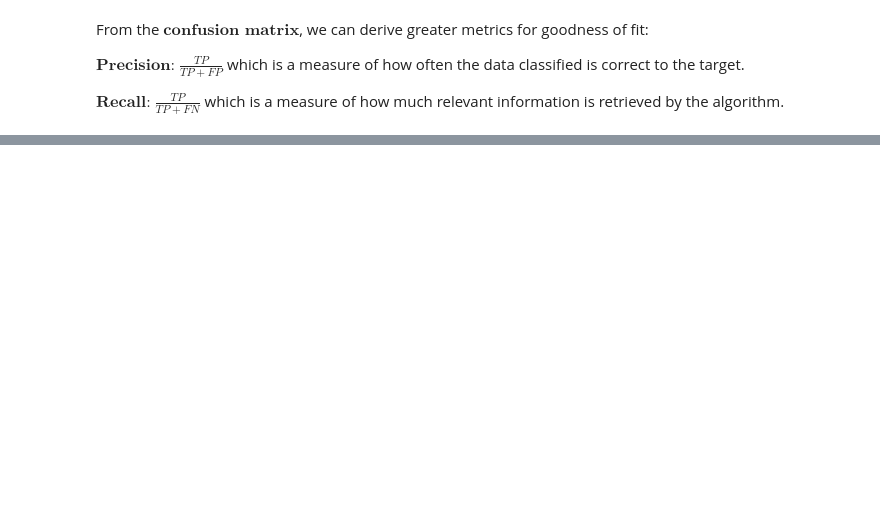
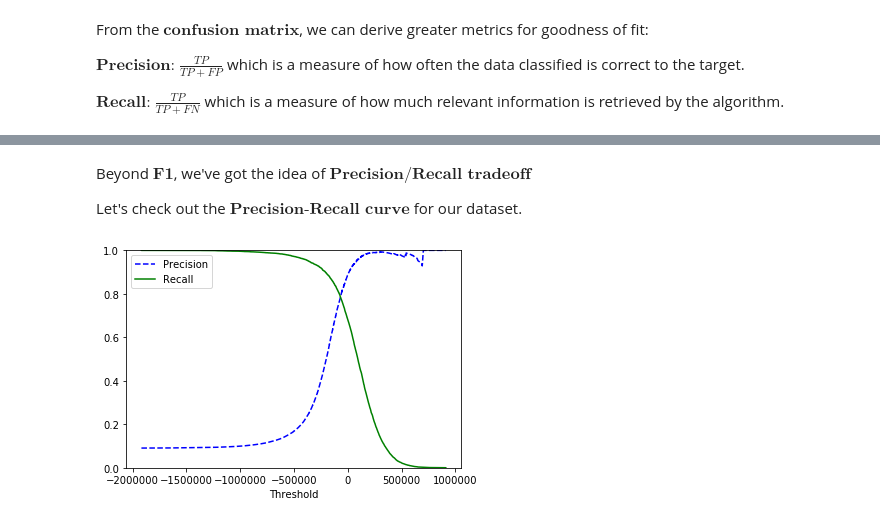
Before and after one commit to Hanel32/Datascience_Statistics_Drawer_Python, a Jupyter notebook: 9. MNIST_Classifiers.ipynb, the cells around one changed output, grey strips where cells are left out. Drawn from its saved outputs; the diff is of its cells as text; code cells hidden in the pictures; blank space fills up the shorter version.

```diff
--- a/9. MNIST_Classifiers.ipynb
+++ b/9. MNIST_Classifiers.ipynb
@@ -186,0 +187,35 @@ F1 score classifying 5's: 0.727838258165
+# %% [markdown]
+Beyond $\textbf{F1}$, we've got the idea of $\textbf{Precision/Recall tradeoff}$
+
+Let's check out the $\textbf{Precision-Recall curve}$ for our dataset.
+# %%
+from sklearn.metrics import precision_recall_curve
+
+# Use the SGD classifier to score the data in 3 fold cross validation using the decision function
+y_scores = cross_val_predict(sgd_clf, X_train, y_train_5, cv=3, method="decision_function")
+
+# Plot the precision/recall curve
+precisions, recalls, thresholds = precision_recall_curve(y_train_5, y_scores)
+
+# A function to plot the scores
+def plot_precision_recall_vs_threshold(precisions, recalls, thresholds):
+    plt.plot(thresholds, precisions[:-1], "b--", label="Precision")
+    plt.plot(thresholds, recalls[:-1], "g-", label="Recall")
+    plt.xlabel("Threshold")
+    plt.legend(loc="upper left")
+    plt.ylim([0,1])
+
+# Invocation of the function
+plot_precision_recall_vs_threshold(precisions, recalls, thresholds)
+plt.show()
+
+# How to set the threshold
+# y_scores = sgd_clg.decision_function([some_digit])
+# y_scores
+#
+# threshold = 0
+# y_digit_pred = (y_scores > threshold)
+#
+# Threshold is variate
+# %% [output]
+[figure, added]
```
Also changed, not shown: parts of 39 cells of this notebook.
